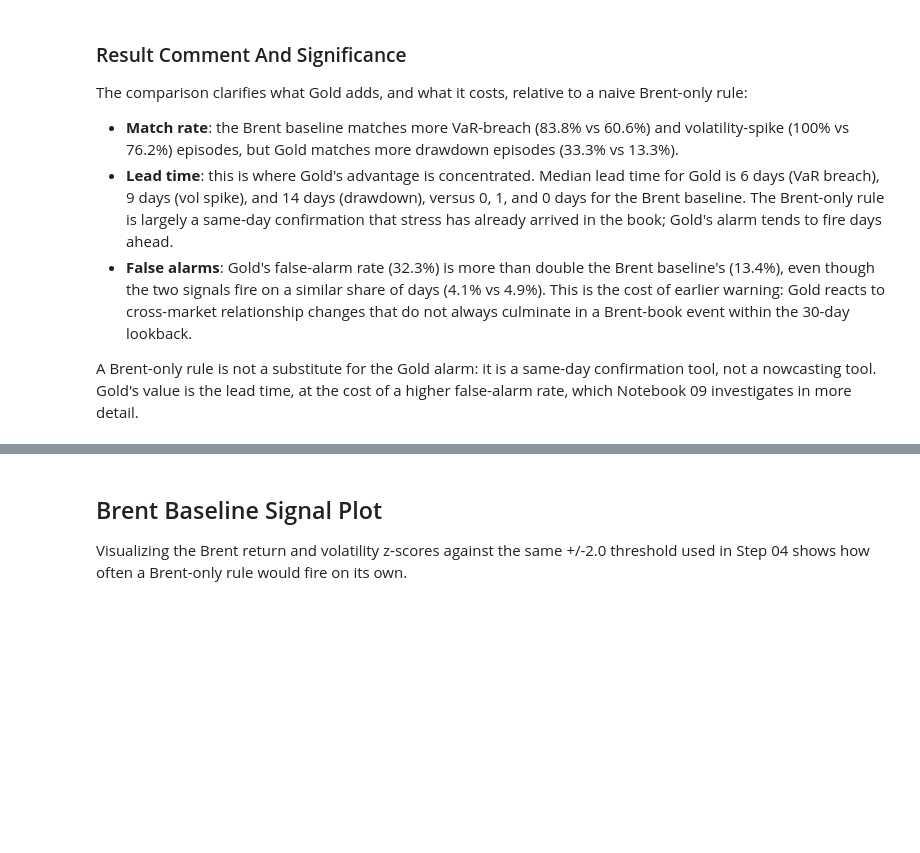
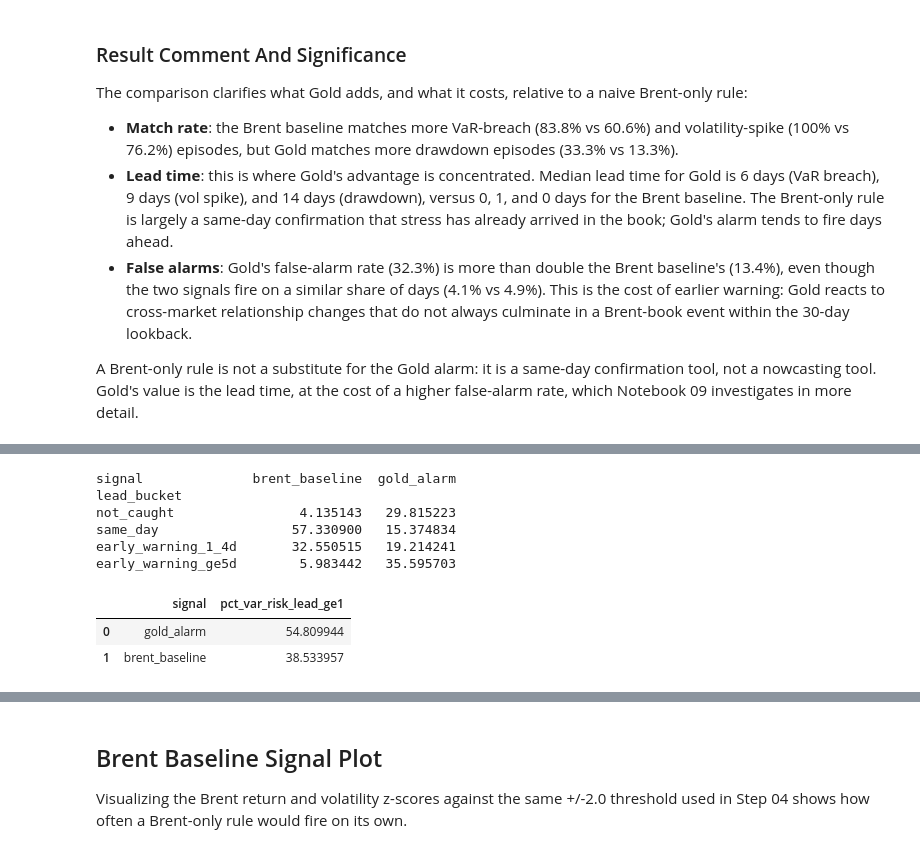
Before and after one commit to sohweihan/qf637, a Jupyter notebook: 07_BrentBaselineAlarm.ipynb, the cells around one changed output, grey strips where cells are left out. Saved outputs shown, nothing was run; the diff lists cells and outputs as text; code cells hidden in the pictures; blank space fills up the shorter version.

```diff
--- a/07_BrentBaselineAlarm.ipynb
+++ b/07_BrentBaselineAlarm.ipynb
@@ -387,0 +432,64 @@ rate, which Notebook 09 investigates in more detail.
+# %%
+data["excess_loss_over_var"] = data["hs_var_return"] - data["R_book"]
+excess_loss = data["excess_loss_over_var"]
+
+
+def lead_bucket(row):
+    if not row["matched"]:
+        return "not_caught"
+    if row["lead_days"] == 0:
+        return "same_day"
+    if row["lead_days"] <= 4:
+        return "early_warning_1_4d"
+    return "early_warning_ge5d"
+
+
+bucket_order = ["not_caught", "same_day", "early_warning_1_4d", "early_warning_ge5d"]
+
+var_risk_rows = []
+for label, lead_table in [("gold_alarm", gold_lead_time_table), ("brent_baseline", brent_lead_time_table)]:
+    sub = lead_table[lead_table["event_family"] == "var_breach"].copy()
+    sub["excess_loss_over_var"] = sub["event_date"].map(excess_loss)
+    sub["lead_bucket"] = sub.apply(lead_bucket, axis=1)
+    total = sub["excess_loss_over_var"].sum()
+    grouped = sub.groupby("lead_bucket")["excess_loss_over_var"].sum()
+    for bucket in bucket_order:
+        var_risk_rows.append({
+            "signal": label,
+            "lead_bucket": bucket,
+            "var_risk_sum": grouped.get(bucket, 0.0),
+            "pct_of_total_var_risk": grouped.get(bucket, 0.0) / total * 100,
+        })
+
+var_risk_coverage = pd.DataFrame(var_risk_rows)
+var_risk_coverage_pivot = var_risk_coverage.pivot(
+    index="lead_bucket", columns="signal", values="pct_of_total_var_risk"
+).reindex(bucket_order)
+
+genuine_warning_summary = pd.DataFrame([
+    {
+        "signal": "gold_alarm",
+        "pct_var_risk_lead_ge1": var_risk_coverage_pivot.loc[
+            ["early_warning_1_4d", "early_warning_ge5d"], "gold_alarm"
+        ].sum(),
+    },
+    {
+        "signal": "brent_baseline",
+        "pct_var_risk_lead_ge1": var_risk_coverage_pivot.loc[
+            ["early_warning_1_4d", "early_warning_ge5d"], "brent_baseline"
+        ].sum(),
+    },
+])
+
+print(var_risk_coverage_pivot)
+genuine_warning_summary
+# %% [output]
+signal              brent_baseline  gold_alarm
+lead_bucket
+not_caught                4.135143   29.815223
+same_day                 57.330900   15.374834
+early_warning_1_4d       32.550515   19.214241
+early_warning_ge5d        5.983442   35.595703
+|  | signal | pct_var_risk_lead_ge1 |
+| 0 | gold_alarm | 54.809944 |
+| 1 | brent_baseline | 38.533957 |
```
Also changed, not shown: parts of 6 cells of this notebook.
